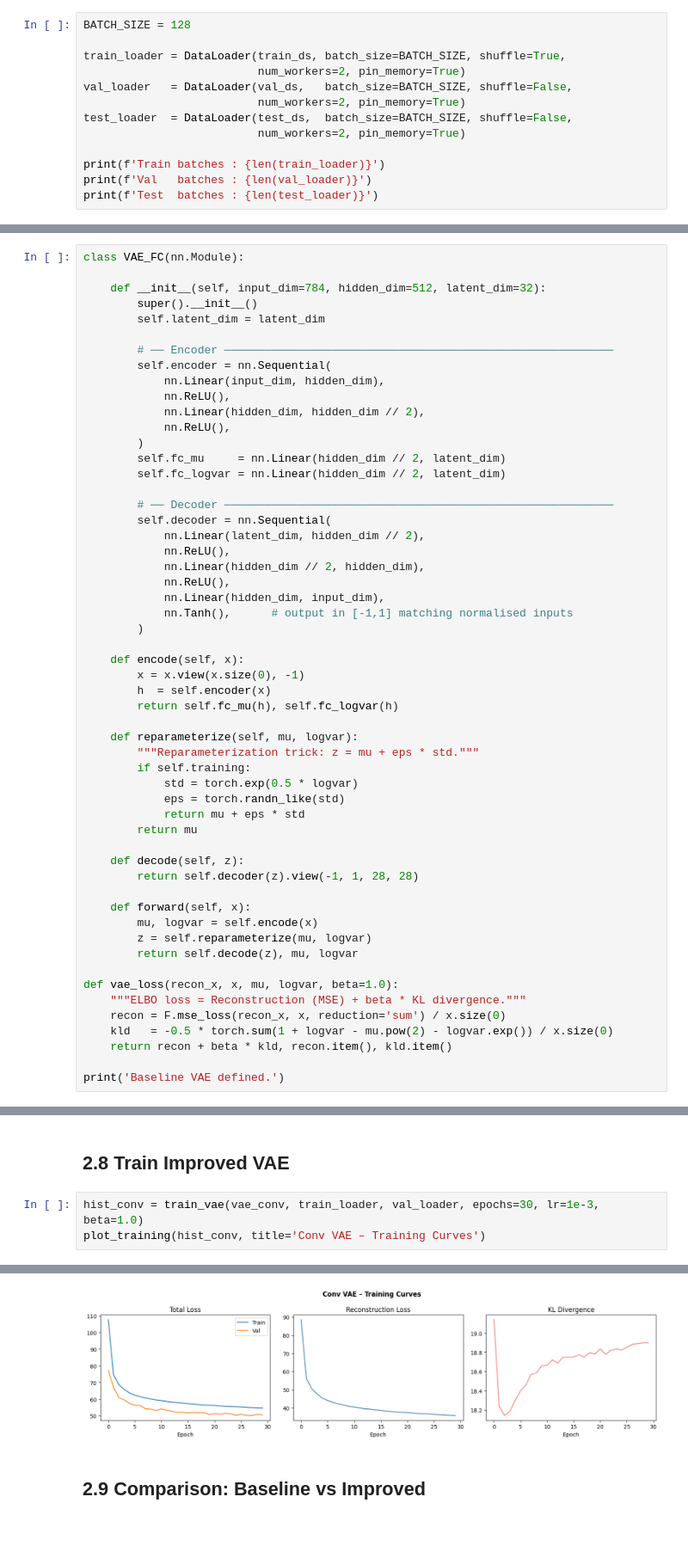
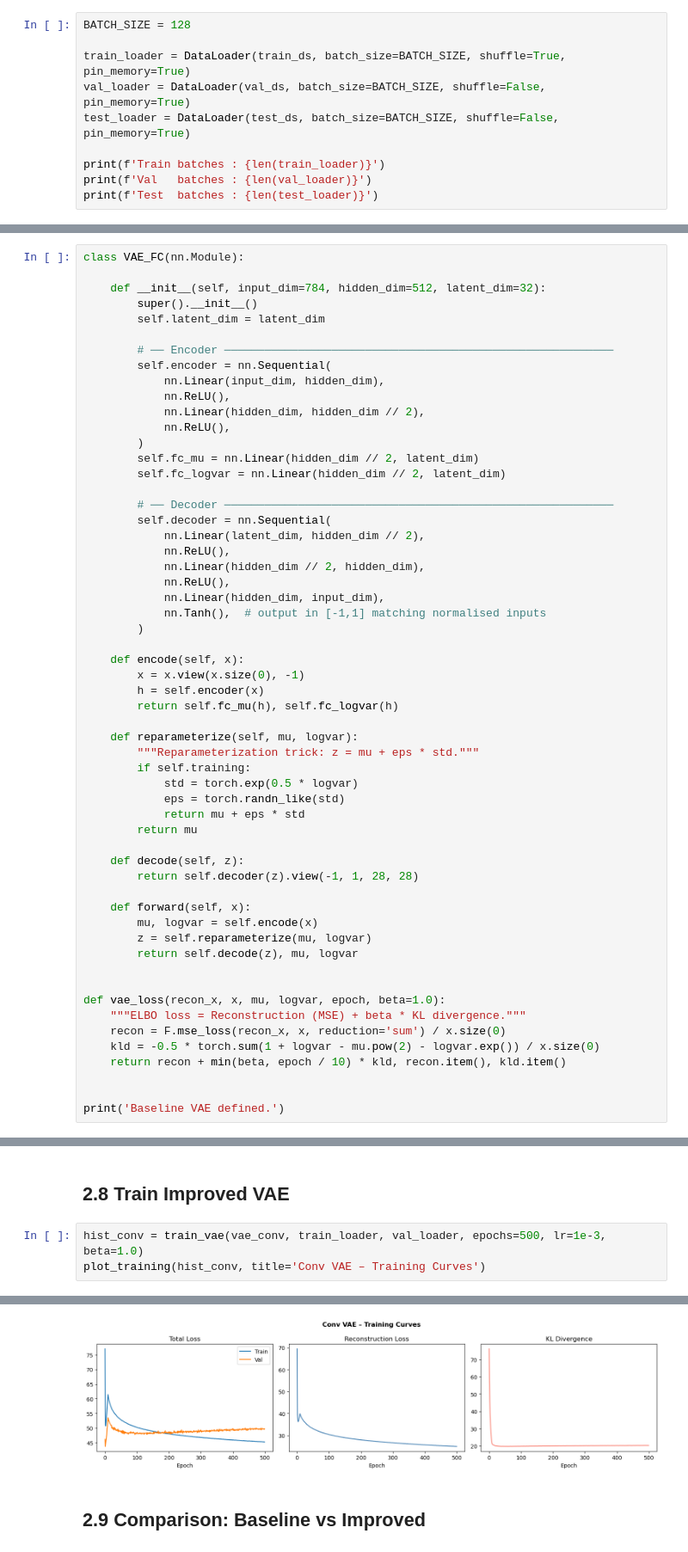
Before and after one commit to HamedAV/ML_Project_Fashion-MNIST-VAE, a Jupyter notebook: fashion-mnist-vae.ipynb, the cells around one changed output, grey strips where cells are left out. Shown at 86% size. Drawn from its saved outputs; the diff is of its cells as text.

Commit message:
Added tqdm, warmup KL annealing, and ran for 500 epochs.

```diff
--- a/fashion-mnist-vae.ipynb
+++ b/fashion-mnist-vae.ipynb
@@ -80,12 +82,9 @@ Image shape: torch.Size([1, 28, 28])
 # %%
 BATCH_SIZE = 128
 
-train_loader = DataLoader(train_ds, batch_size=BATCH_SIZE, shuffle=True,
-                          num_workers=2, pin_memory=True)
-val_loader   = DataLoader(val_ds,   batch_size=BATCH_SIZE, shuffle=False,
-                          num_workers=2, pin_memory=True)
-test_loader  = DataLoader(test_ds,  batch_size=BATCH_SIZE, shuffle=False,
-                          num_workers=2, pin_memory=True)
+train_loader = DataLoader(train_ds, batch_size=BATCH_SIZE, shuffle=True, pin_memory=True)
+val_loader = DataLoader(val_ds, batch_size=BATCH_SIZE, shuffle=False, pin_memory=True)
+test_loader = DataLoader(test_ds, batch_size=BATCH_SIZE, shuffle=False, pin_memory=True)
 
 print(f'Train batches : {len(train_loader)}')
 print(f'Val   batches : {len(val_loader)}')
@@ -241,7 +242,7 @@ class VAE_FC(nn.Module):
             nn.Linear(hidden_dim, hidden_dim // 2),
             nn.ReLU(),
         )
-        self.fc_mu     = nn.Linear(hidden_dim // 2, latent_dim)
+        self.fc_mu = nn.Linear(hidden_dim // 2, latent_dim)
         self.fc_logvar = nn.Linear(hidden_dim // 2, latent_dim)
 
         # ── Decoder ──────────────────────────────────────────────────────────
@@ -251,12 +252,12 @@ class VAE_FC(nn.Module):
             nn.Linear(hidden_dim // 2, hidden_dim),
             nn.ReLU(),
             nn.Linear(hidden_dim, input_dim),
-            nn.Tanh(),      # output in [-1,1] matching normalised inputs
+            nn.Tanh(),  # output in [-1,1] matching normalised inputs
         )
 
     def encode(self, x):
         x = x.view(x.size(0), -1)
-        h  = self.encoder(x)
+        h = self.encoder(x)
         return self.fc_mu(h), self.fc_logvar(h)
 
     def reparameterize(self, mu, logvar):
@@ -275,11 +276,13 @@ class VAE_FC(nn.Module):
         z = self.reparameterize(mu, logvar)
         return self.decode(z), mu, logvar
 
-def vae_loss(recon_x, x, mu, logvar, beta=1.0):
+
+def vae_loss(recon_x, x, mu, logvar, epoch, beta=1.0):
     """ELBO loss = Reconstruction (MSE) + beta * KL divergence."""
     recon = F.mse_loss(recon_x, x, reduction='sum') / x.size(0)
-    kld   = -0.5 * torch.sum(1 + logvar - mu.pow(2) - logvar.exp()) / x.size(0)
-    return recon + beta * kld, recon.item(), kld.item()
+    kld = -0.5 * torch.sum(1 + logvar - mu.pow(2) - logvar.exp()) / x.size(0)
+    return recon + min(beta, epoch / 10) * kld, recon.item(), kld.item()
+
 
 print('Baseline VAE defined.')
 # %% [output]
@@ -524,6 +554,6 @@ Conv VAE parameters: 6,714,113
 # %% [markdown]
 ## 2.8 Train Improved VAE
 # %%
-hist_conv = train_vae(vae_conv, train_loader, val_loader, epochs=30, lr=1e-3, beta=1.0)
+hist_conv = train_vae(vae_conv, train_loader, val_loader, epochs=500, lr=1e-3, beta=1.0)
 plot_training(hist_conv, title='Conv VAE – Training Curves')
 # %% [output]
@@ -536,4 +577,4 @@ Epoch [ 30/30] Train: 54.62  Val: 50.61  Recon: 35.72  KLD: 18.90
-[figure, old version]
+[figure, new version]
 # %% [markdown]
 ## 2.9 Comparison: Baseline vs Improved
 # %%
```
Also changed, not shown: parts of 27 cells of this notebook.
